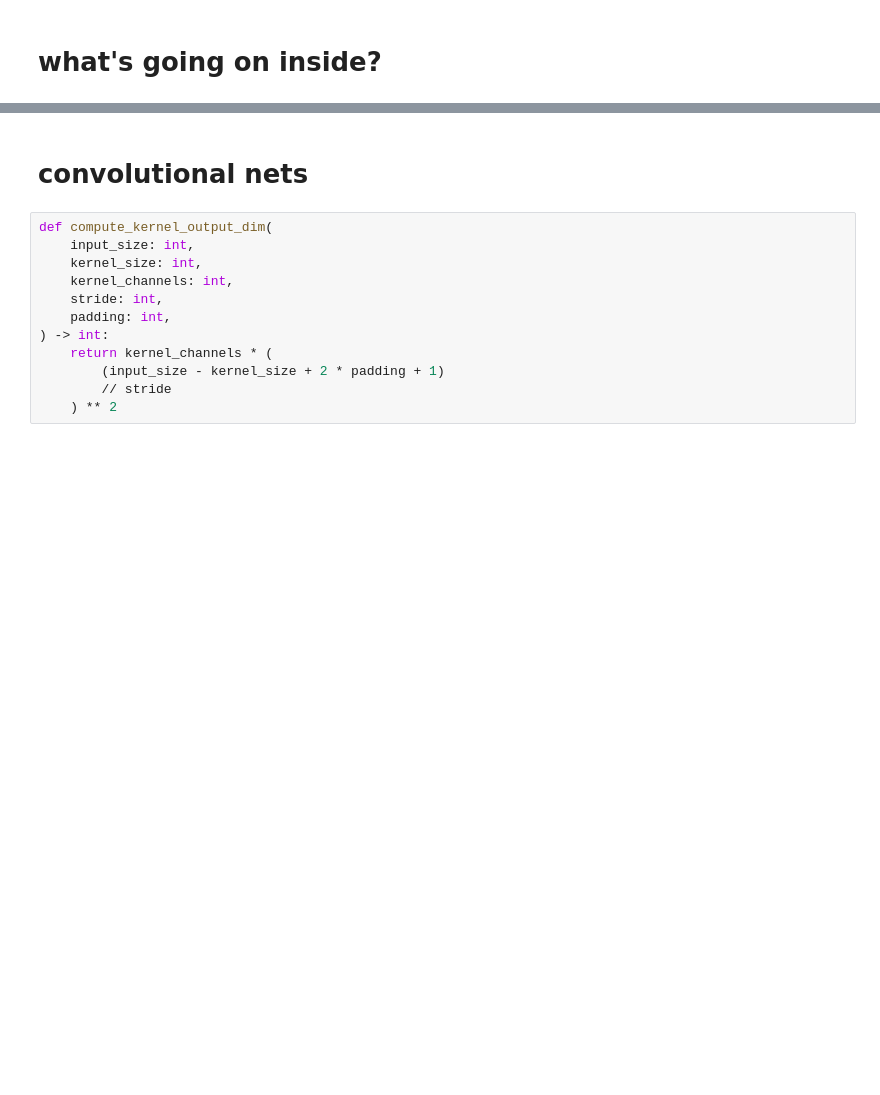
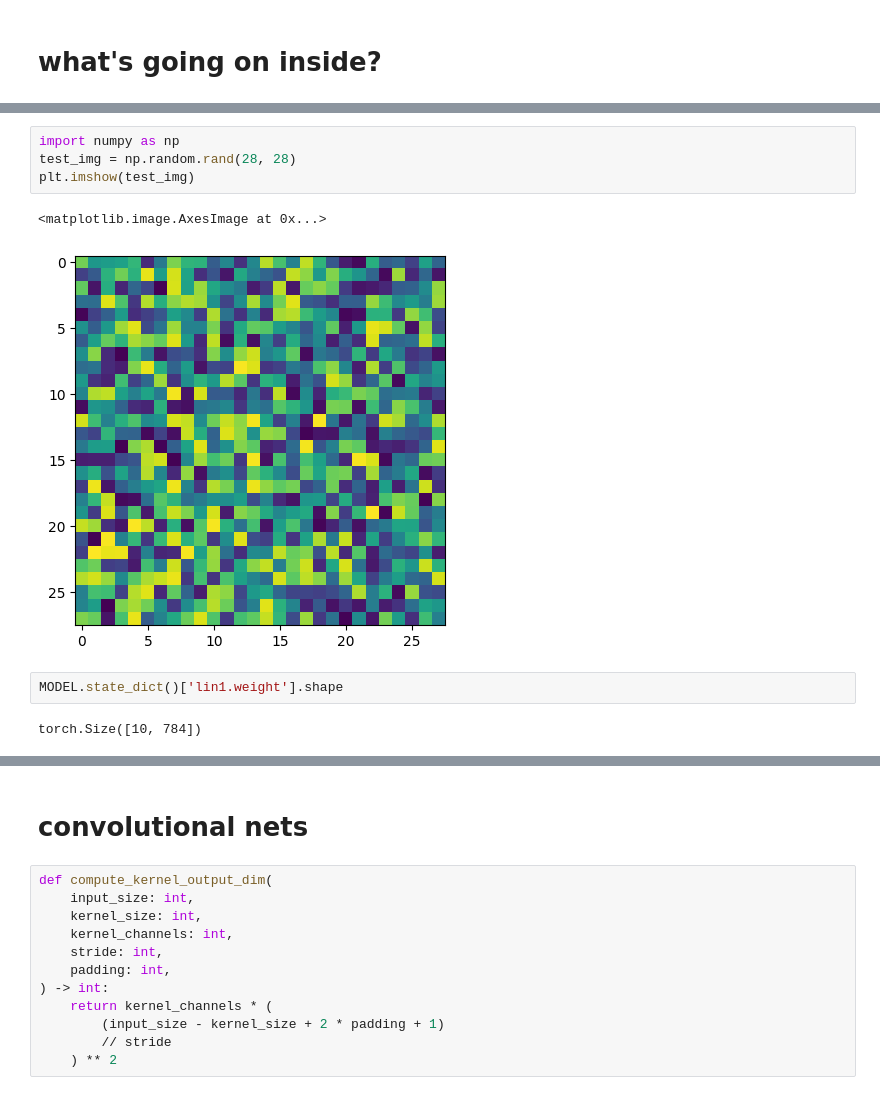
Before and after one commit to mines-opt-ml/decoding-gpt, a Jupyter notebook: notebooks/demo_mnist.ipynb, the cells around one changed output, grey strips where cells are left out. Cells and saved outputs as stored; diff of their text form; blank space fills up the shorter version.

```diff
--- a/notebooks/demo_mnist.ipynb
+++ b/notebooks/demo_mnist.ipynb
@@ -349,0 +343,11 @@ plot_perceptive_fields_mlp_second_layer(MODEL, cmap=None)
+# %%
+import numpy as np
+test_img = np.random.rand(28, 28)
+plt.imshow(test_img)
+# %% [output]
+<matplotlib.image.AxesImage at 0x...>
+[figure, added]
+# %%
+MODEL.state_dict()['lin1.weight'].shape
+# %% [output]
+torch.Size([10, 784])
```
Also changed, not shown: parts of 10 cells of this notebook, 3 other files.
